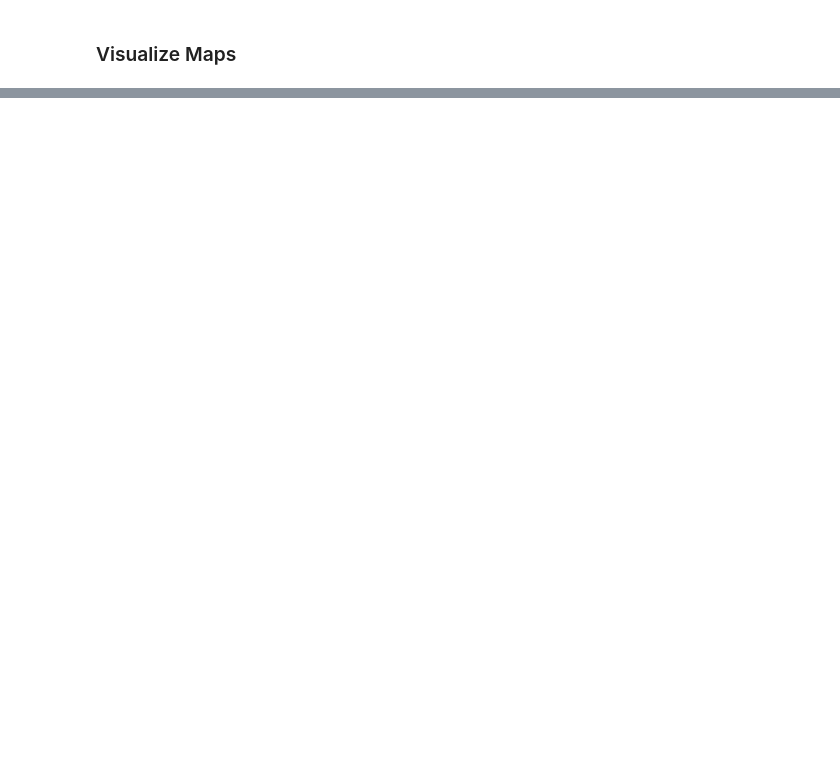
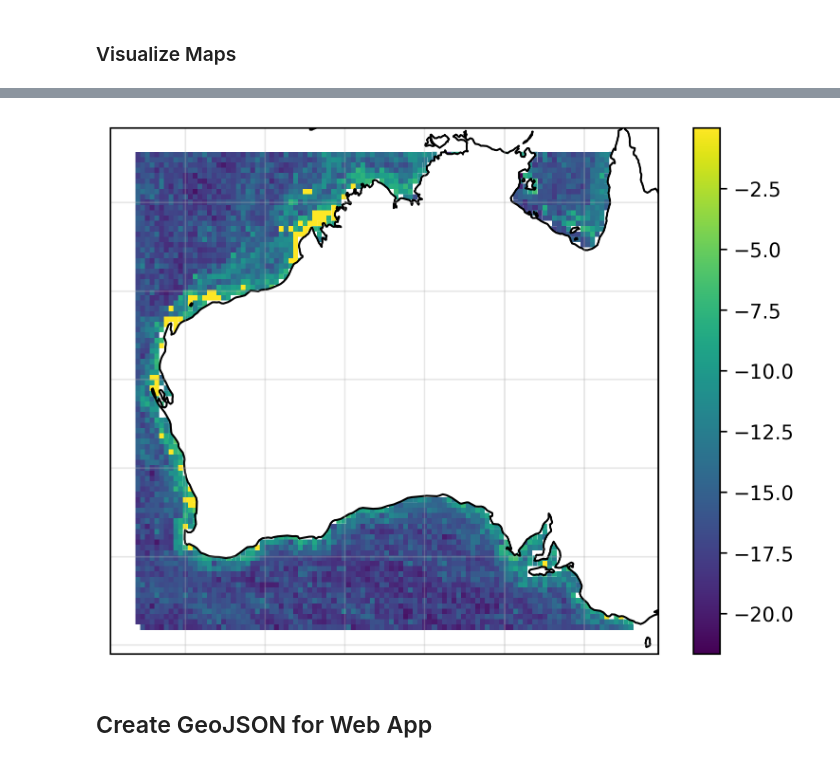
Before and after one commit to fahminlb33/autogbifml, a Jupyter notebook: notebooks/inference.ipynb, the cells around one changed output, grey strips where cells are left out. Saved outputs shown, nothing was run; the diff lists cells and outputs as text; code cells hidden in the pictures; blank space fills up the shorter version.

```diff
--- a/notebooks/inference.ipynb
+++ b/notebooks/inference.ipynb
@@ -16,2 +14,0 @@ from sklearn.metrics import classification_report, matthews_corrcoef, accuracy_s
-# %%
-plt.rcParams["font.family"] = "Arial"
@@ -287,0 +116,10 @@ df_pred.head()
+# %%
+sel_date = "2021-11-01"
+
+viscols = X_train.columns.tolist() + ["target", "ts", "zone_id"]
+df_visualize = pd.concat([
+    df_africa[df_africa["ts"] == sel_date][viscols].assign(country="africa"),
+    df_australia[df_australia["ts"] == sel_date][viscols].assign(country="australia"),
+], ignore_index=True)
+
+df_visualize.head()
@@ -358,0 +140,13 @@ plt.show()
+# %%
+X_vis = df_visualize.drop(columns=["target", "ts", "zone_id", "country"])
+y_vis = df_visualize["target"]
+
+pred = clf.predict(X_vis)
+prob = clf.predict_proba(X_vis)
+prob[prob == 0] = np.finfo(float).eps
+
+df_pred = df_visualize[["zone_id", "country", "target"]].copy()
+df_pred["class_pred"] = pred
+df_pred["class_prob"] = np.log(prob[:, 1])
+
+df_pred.head()
@@ -358,0 +160,23 @@ plt.show()
+# %%
+sel_col = ["ZONE_ID", "zone_id", "country", "target", "class_pred", "class_prob", "geometry"]
+
+df_pred_afr = df_pred[df_pred["country"] == "africa"].copy()
+gdf_pred_afr = gdf_africa.merge(df_pred_afr, left_on="ZONE_ID", right_on="zone_id", how="left")[sel_col].dropna()
+
+df_pred_aus = df_pred[df_pred["country"] == "australia"].copy()
+gdf_pred_aus = gdf_australia.merge(df_pred_aus, left_on="ZONE_ID", right_on="zone_id", how="left")[sel_col].dropna()
+# %%
+fig, ax = plt.subplots(subplot_kw={"projection": ccrs.PlateCarree()})
+
+ax.coastlines()
+ax.gridlines(draw_labels=False, dms=False, x_inline=False, y_inline=False, alpha=0.3)
+gdf_pred_aus.plot(ax=ax, column="class_prob", legend=True)
+
+fig.savefig("FIG-14c2.jpg")
+fig.savefig("FIG-14c2.pdf")
+
+plt.show()
+# %% [output]
+[figure, added]
+# %% [markdown]
+## Create GeoJSON for Web App
```
Also changed, not shown: parts of 49 cells of this notebook, 14 other files.
